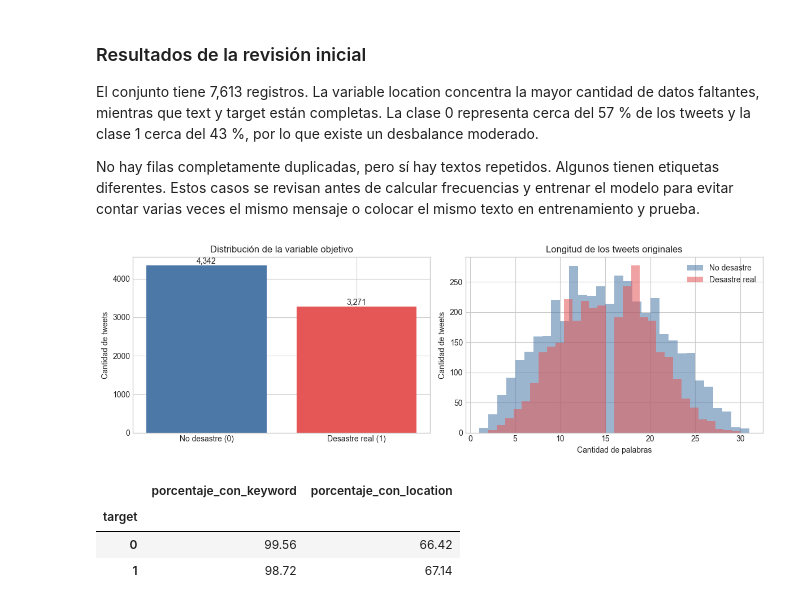
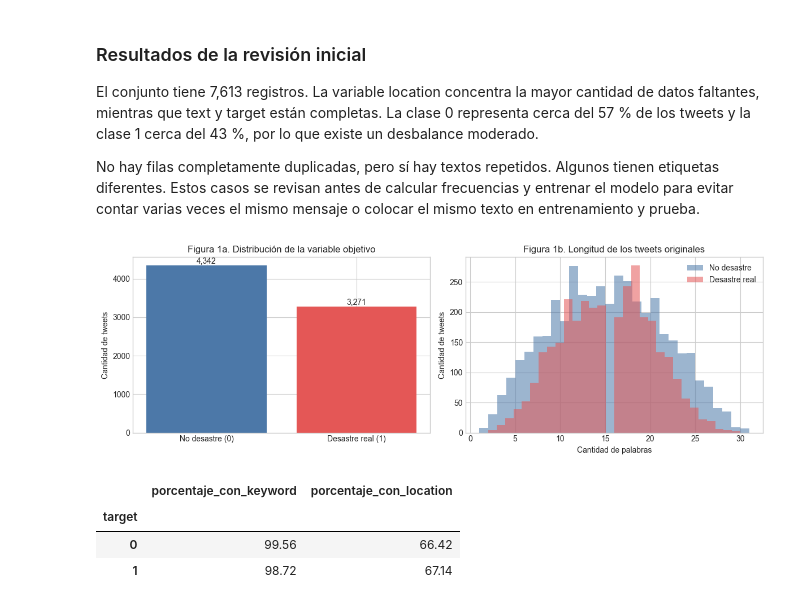
Before and after one commit to Ninaswiftie09/Data_Science, a Jupyter notebook: notebooks/laboratorio_5.ipynb, the cells around one changed output. Drawn from its saved outputs; the diff is of its cells as text; code cells hidden in the pictures.

Commit message:
docs: finalize Lab 5 report and figures

```diff
--- a/notebooks/laboratorio_5.ipynb
+++ b/notebooks/laboratorio_5.ipynb
@@ -106,26 +106,26 @@ No hay filas completamente duplicadas, pero sí hay textos repetidos. Algunos ti
 # %%
 fig, ax = plt.subplots(1, 2, figsize=(12, 4))
 
 colores = ["#4C78A8", "#E45756"]
 conteos = datos["target"].value_counts().sort_index()
 ax[0].bar(["No desastre (0)", "Desastre real (1)"], conteos.values, color=colores)
-ax[0].set_title("Distribución de la variable objetivo")
+ax[0].set_title("Figura 1a. Distribución de la variable objetivo")
 ax[0].set_ylabel("Cantidad de tweets")
 for indice, valor in enumerate(conteos.values):
     ax[0].text(indice, valor + 50, f"{valor:,}", ha="center")
 
 longitud_palabras = datos["text"].str.split().str.len()
 for target, color, etiqueta in [(0, colores[0], "No desastre"), (1, colores[1], "Desastre real")]:
     ax[1].hist(longitud_palabras[datos["target"] == target], bins=30, alpha=0.55, color=color, label=etiqueta)
-ax[1].set_title("Longitud de los tweets originales")
+ax[1].set_title("Figura 1b. Longitud de los tweets originales")
 ax[1].set_xlabel("Cantidad de palabras")
 ax[1].set_ylabel("Cantidad de tweets")
 ax[1].legend()
 
 plt.tight_layout()
 plt.show()
 # %% [output]
-[figure, old version]
+[figure, new version]
 # %%
 datos_keyword = datos.dropna(subset=["keyword"]).copy()
 datos_keyword["keyword"] = datos_keyword["keyword"].map(unquote)
```
Also changed, not shown: parts of 12 cells of this notebook, 1 other file.
